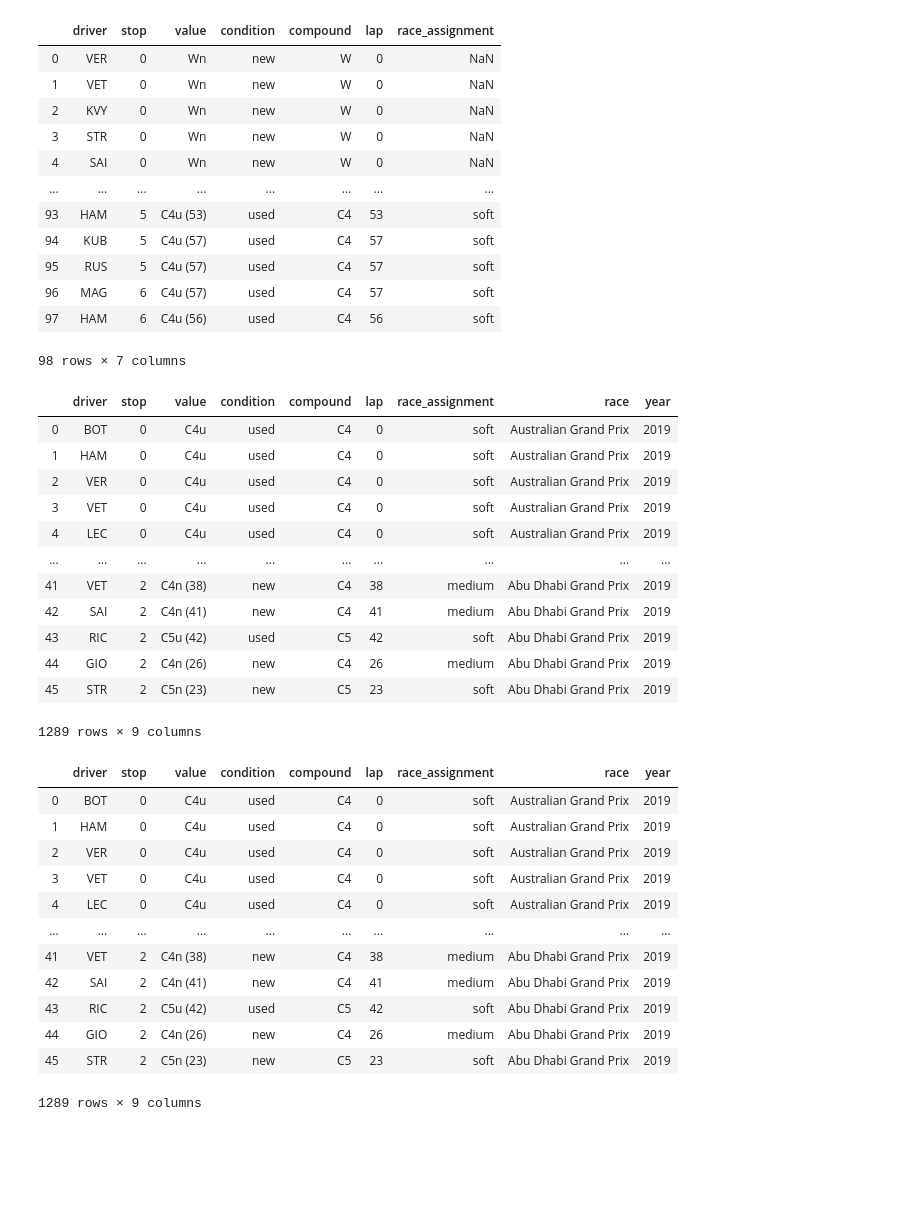
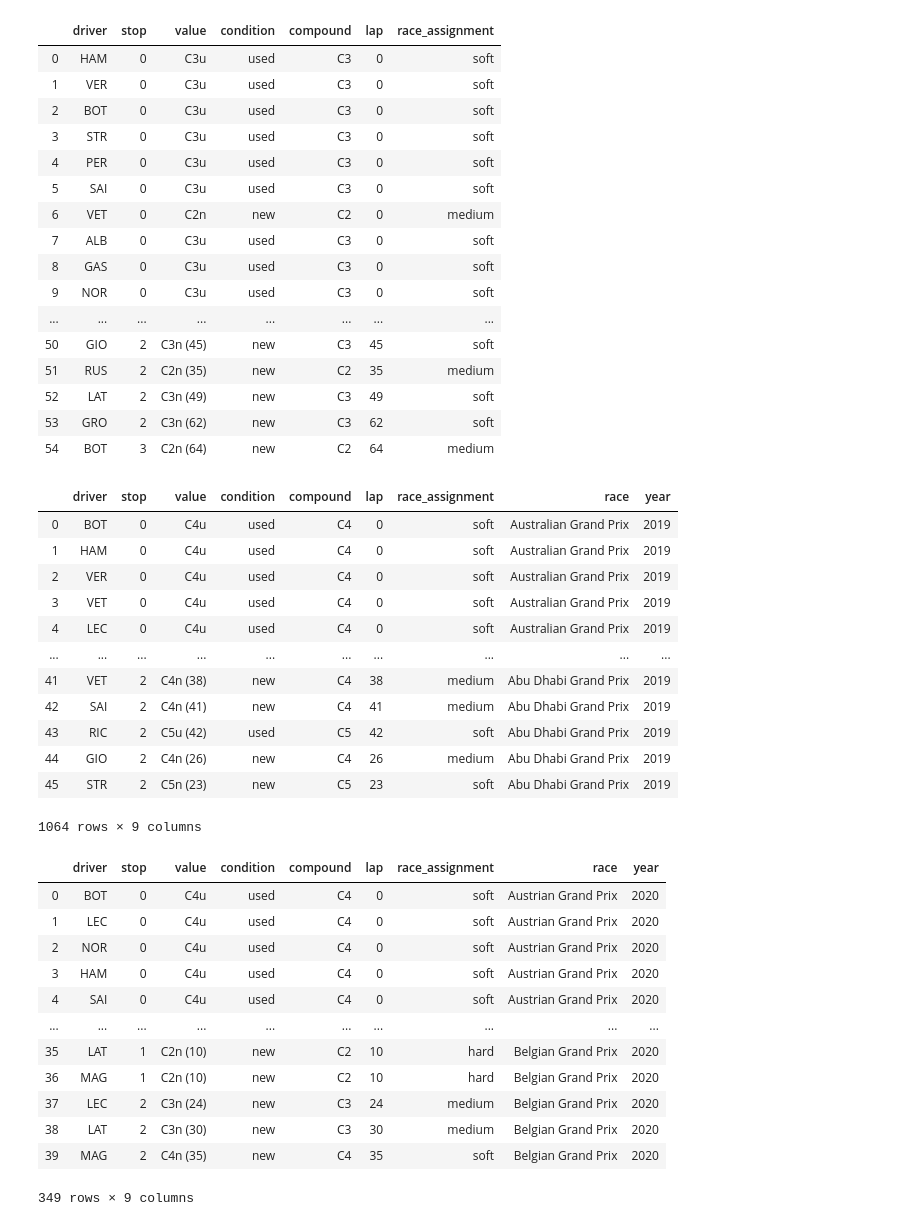
Before and after one commit to luke-bassett/f1-analysis, a Jupyter notebook: f1-analysis/scrape_pirelli_press_releases.ipynb, the cells around one changed output. Saved outputs shown, nothing was run; the diff lists cells and outputs as text; code cells hidden in the pictures; blank space fills up the shorter version.

```diff
--- a/f1-analysis/scrape_pirelli_press_releases.ipynb
+++ b/f1-analysis/scrape_pirelli_press_releases.ipynb
@@ -46,7 +46,6 @@ def scrape_pirelli(url):
     if isinstance(df.columns, pd.core.indexes.multi.MultiIndex):
         df.columns = df.columns.droplevel()
 
-    # get
     df.columns = [c.lower() for c in df.columns]
     df.drop('car', axis=1, inplace=True)
 
@@ -69,7 +68,9 @@ def scrape_pirelli(url):
     df['lap'] = df['lap'].fillna(0)
 
 
-    df2 = pd.read_html(str(soup), match=r'(.*COMPOUND.*)')[0]
+    df2 = pd.read_html(str(soup), match=r'(.*LAPS.*)')[0]
+    if isinstance(df2.columns, pd.core.indexes.multi.MultiIndex):
+        df2.columns = df2.columns.droplevel()
     df2 = df2[df2['COMPOUND'].str.contains('C')]
     df2['race_assignment'] = df2['COMPOUND'].str.extract(r'(\S*) ')
     df2['race_assignment'] = df2['race_assignment'].str.lower()
@@ -83,29 +84,33 @@ def scrape_pirelli(url):
 
 def get_pit_tyre_data(year, urls):
     dfs = []
-    for race in urls_2019.keys():
-        if urls_2019[race]:
-            df = scrape_pirelli(urls_2019[race])
+    for race in urls.keys():
+        if urls[race]:
+            df = scrape_pirelli(urls[race])
             df['race'] = race
-            df['year'] = 2019
+            df['year'] = year
             dfs.append(df)
     return pd.concat(dfs)
 # %%
-scrape_pirelli('http://press.pirelli.com/2019-german-grand-prix---race/')
+scrape_pirelli('http://press.pirelli.com/2020-spanish-grand-prix---race/')
 # %% [output]
 |  | driver | stop | value | condition | compound | lap | race_assignment |
-| 0 | VER | 0 | Wn | new | W | 0 | NaN |
-| 1 | VET | 0 | Wn | new | W | 0 | NaN |
-| 2 | KVY | 0 | Wn | new | W | 0 | NaN |
-| 3 | STR | 0 | Wn | new | W | 0 | NaN |
-| 4 | SAI | 0 | Wn | new | W | 0 | NaN |
+| 0 | HAM | 0 | C3u | used | C3 | 0 | soft |
+| 1 | VER | 0 | C3u | used | C3 | 0 | soft |
+| 2 | BOT | 0 | C3u | used | C3 | 0 | soft |
+| 3 | STR | 0 | C3u | used | C3 | 0 | soft |
+| 4 | PER | 0 | C3u | used | C3 | 0 | soft |
+| 5 | SAI | 0 | C3u | used | C3 | 0 | soft |
+| 6 | VET | 0 | C2n | new | C2 | 0 | medium |
+| 7 | ALB | 0 | C3u | used | C3 | 0 | soft |
+| 8 | GAS | 0 | C3u | used | C3 | 0 | soft |
+| 9 | NOR | 0 | C3u | used | C3 | 0 | soft |
 | ... | ... | ... | ... | ... | ... | ... | ... |
-| 93 | HAM | 5 | C4u (53) | used | C4 | 53 | soft |
-| 94 | KUB | 5 | C4u (57) | used | C4 | 57 | soft |
-| 95 | RUS | 5 | C4u (57) | used | C4 | 57 | soft |
-| 96 | MAG | 6 | C4u (57) | used | C4 | 57 | soft |
-| 97 | HAM | 6 | C4u (56) | used | C4 | 56 | soft |
+| 50 | GIO | 2 | C3n (45) | new | C3 | 45 | soft |
+| 51 | RUS | 2 | C2n (35) | new | C2 | 35 | medium |
+| 52 | LAT | 2 | C3n (49) | new | C3 | 49 | soft |
+| 53 | GRO | 2 | C3n (62) | new | C3 | 62 | soft |
+| 54 | BOT | 3 | C2n (64) | new | C2 | 64 | medium |
-98 rows × 7 columns
 # %%
 # used find urls to collect, no need to do it twice
 
@@ -171,23 +176,23 @@ pit_tyre_data_2019
 | 43 | RIC | 2 | C5u (42) | used | C5 | 42 | soft | Abu Dhabi Grand Prix | 2019 |
 | 44 | GIO | 2 | C4n (26) | new | C4 | 26 | medium | Abu Dhabi Grand Prix | 2019 |
 | 45 | STR | 2 | C5n (23) | new | C5 | 23 | soft | Abu Dhabi Grand Prix | 2019 |
-1289 rows × 9 columns
+1064 rows × 9 columns
 # %%
 pit_tyre_data_2020
 # %% [output]
 |  | driver | stop | value | condition | compound | lap | race_assignment | race | year |
-| 0 | BOT | 0 | C4u | used | C4 | 0 | soft | Australian Grand Prix | 2019 |
-| 1 | HAM | 0 | C4u | used | C4 | 0 | soft | Australian Grand Prix | 2019 |
-| 2 | VER | 0 | C4u | used | C4 | 0 | soft | Australian Grand Prix | 2019 |
-| 3 | VET | 0 | C4u | used | C4 | 0 | soft | Australian Grand Prix | 2019 |
-| 4 | LEC | 0 | C4u | used | C4 | 0 | soft | Australian Grand Prix | 2019 |
+| 0 | BOT | 0 | C4u | used | C4 | 0 | soft | Austrian Grand Prix | 2020 |
+| 1 | LEC | 0 | C4u | used | C4 | 0 | soft | Austrian Grand Prix | 2020 |
+| 2 | NOR | 0 | C4u | used | C4 | 0 | soft | Austrian Grand Prix | 2020 |
+| 3 | HAM | 0 | C4u | used | C4 | 0 | soft | Austrian Grand Prix | 2020 |
+| 4 | SAI | 0 | C4u | used | C4 | 0 | soft | Austrian Grand Prix | 2020 |
 | ... | ... | ... | ... | ... | ... | ... | ... | ... | ... |
-| 41 | VET | 2 | C4n (38) | new | C4 | 38 | medium | Abu Dhabi Grand Prix | 2019 |
-| 42 | SAI | 2 | C4n (41) | new | C4 | 41 | medium | Abu Dhabi Grand Prix | 2019 |
-| 43 | RIC | 2 | C5u (42) | used | C5 | 42 | soft | Abu Dhabi Grand Prix | 2019 |
-| 44 | GIO | 2 | C4n (26) | new | C4 | 26 | medium | Abu Dhabi Grand Prix | 2019 |
-| 45 | STR | 2 | C5n (23) | new | C5 | 23 | soft | Abu Dhabi Grand Prix | 2019 |
+| 35 | LAT | 1 | C2n (10) | new | C2 | 10 | hard | Belgian Grand Prix | 2020 |
+| 36 | MAG | 1 | C2n (10) | new | C2 | 10 | hard | Belgian Grand Prix | 2020 |
+| 37 | LEC | 2 | C3n (24) | new | C3 | 24 | medium | Belgian Grand Prix | 2020 |
+| 38 | LAT | 2 | C3n (30) | new | C3 | 30 | medium | Belgian Grand Prix | 2020 |
+| 39 | MAG | 2 | C4n (35) | new | C4 | 35 | soft | Belgian Grand Prix | 2020 |
-1289 rows × 9 columns
+349 rows × 9 columns
 # %%
 pit_tyre_data_2019.to_csv('data\\pirelli\\race_tyre_usage_2019.csv', index=False)
 pit_tyre_data_2020.to_csv('data\\pirelli\\race_tyre_usage_2020.csv', index=False)
```
Also changed, not shown: 2 other files.
